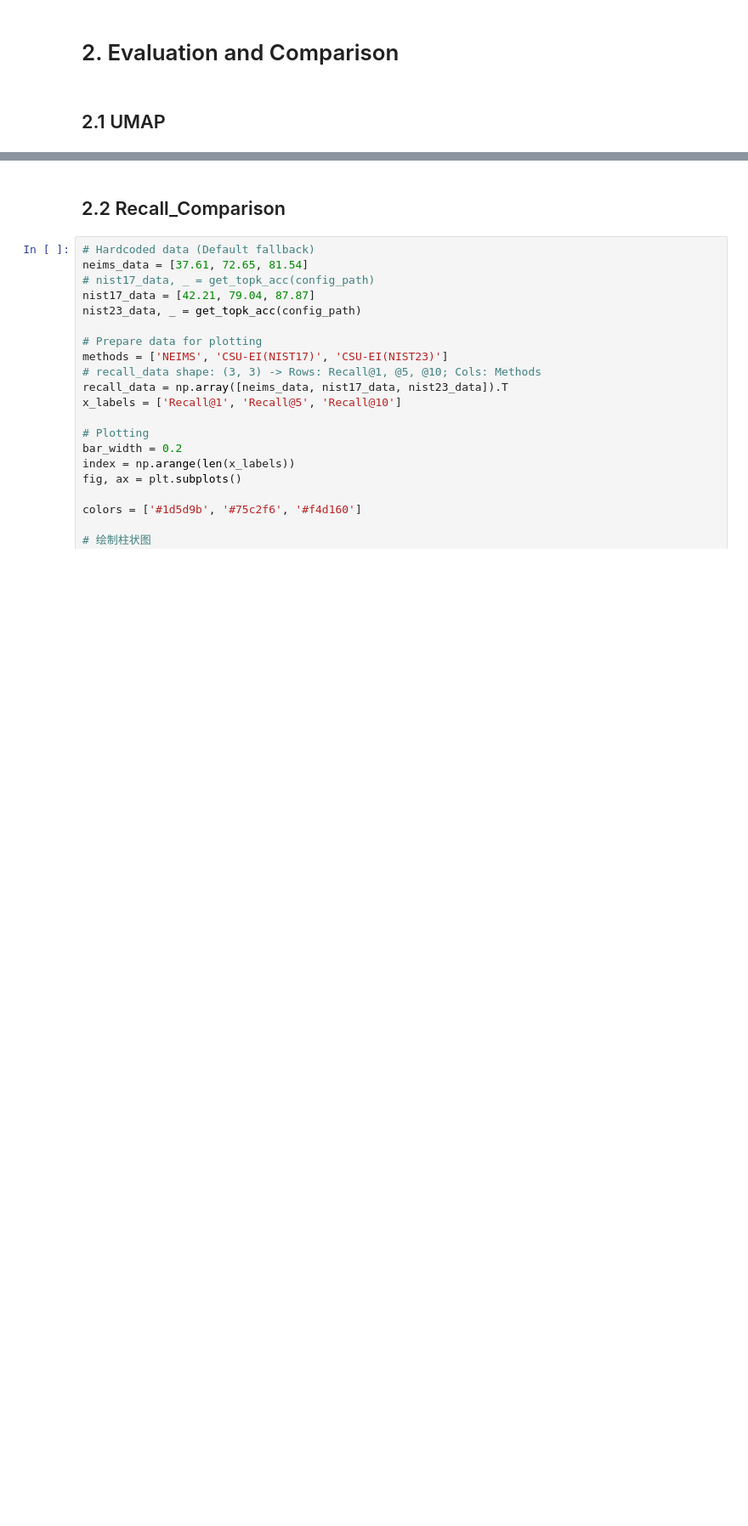
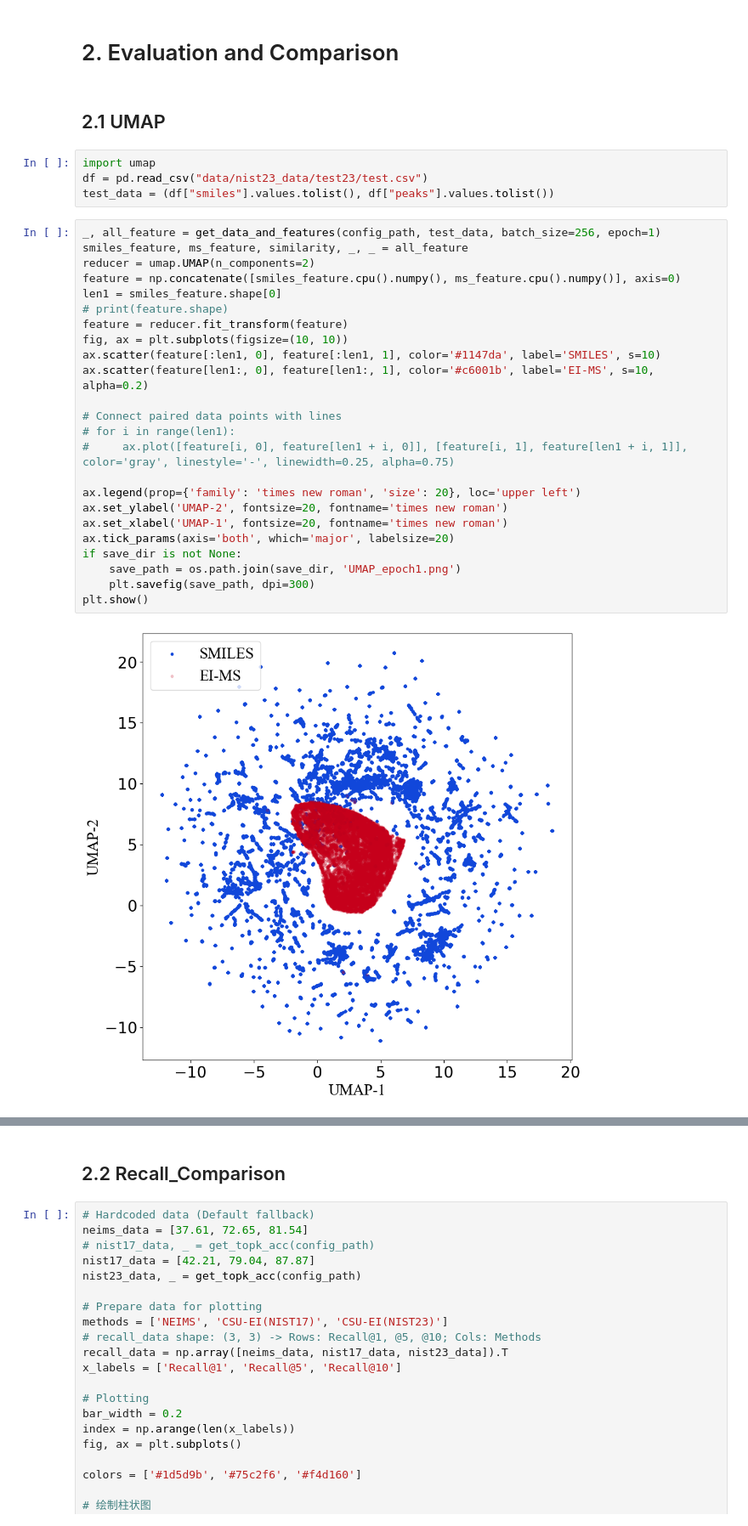
Before and after one commit to crxcsu/CSU-EI, a Jupyter notebook: analyzer/Interacting_with_CSUEI.ipynb, the cells around one changed output, grey strips where cells are left out. Shown at 85% size. Saved outputs shown, nothing was run; the diff lists cells and outputs as text; blank space fills up the shorter version.

```diff
--- a/analyzer/Interacting_with_CSUEI.ipynb
+++ b/analyzer/Interacting_with_CSUEI.ipynb
@@ -202,3 +202,33 @@ plt.show()
 # 2. Evaluation and Comparison
 # %% [markdown]
 ## 2.1 UMAP
+# %%
+import umap
+df = pd.read_csv("data/nist23_data/test23/test.csv")
+test_data = (df["smiles"].values.tolist(), df["peaks"].values.tolist())
+# %%
+_, all_feature = get_data_and_features(config_path, test_data, batch_size=256, epoch=1)
+smiles_feature, ms_feature, similarity, _, _ = all_feature
+reducer = umap.UMAP(n_components=2)
+feature = np.concatenate([smiles_feature.cpu().numpy(), ms_feature.cpu().numpy()], axis=0)
+len1 = smiles_feature.shape[0]
+# print(feature.shape)
+feature = reducer.fit_transform(feature)
+fig, ax = plt.subplots(figsize=(10, 10))
+ax.scatter(feature[:len1, 0], feature[:len1, 1], color='#1147da', label='SMILES', s=10)
+ax.scatter(feature[len1:, 0], feature[len1:, 1], color='#c6001b', label='EI-MS', s=10, alpha=0.2)
+
+# Connect paired data points with lines
+# for i in range(len1):
+#     ax.plot([feature[i, 0], feature[len1 + i, 0]], [feature[i, 1], feature[len1 + i, 1]], color='gray', linestyle='-', linewidth=0.25, alpha=0.75)
+
+ax.legend(prop={'family': 'times new roman', 'size': 20}, loc='upper left')
+ax.set_ylabel('UMAP-2', fontsize=20, fontname='times new roman')
+ax.set_xlabel('UMAP-1', fontsize=20, fontname='times new roman')
+ax.tick_params(axis='both', which='major', labelsize=20)
+if save_dir is not None:
+    save_path = os.path.join(save_dir, 'UMAP_epoch1.png')
+    plt.savefig(save_path, dpi=300)
+plt.show()
+# %% [output]
+[figure, added]
```
Also changed, not shown: parts of 9 cells of this notebook, 5 other files.
